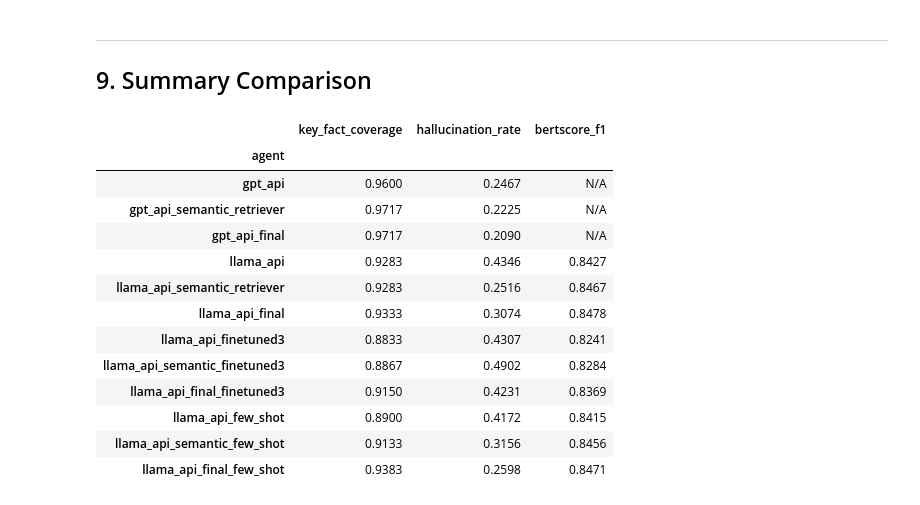
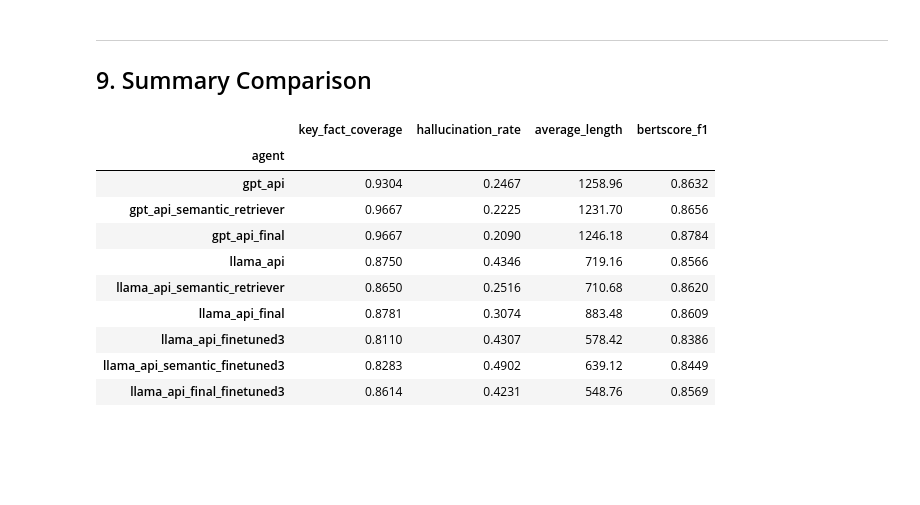
Before and after one commit to dcr225619/DS5500-RAG, a Jupyter notebook: summary_evaluation_benchmark.ipynb, the cells around one changed output. Cells and saved outputs as stored; diff of their text form; code cells hidden in the pictures; blank space fills up the shorter version.

```diff
--- a/summary_evaluation_benchmark.ipynb
+++ b/summary_evaluation_benchmark.ipynb
@@ -47,7 +56,7 @@ def run_all_tests(
     api_file_path,
     out_path,
     test_file_path=TEST_FILE,
-    gpt_ref_path=GPT_REFERENCE,
+    human_ref_path=REFERENCE_FILE,
     compute_bertscore=True,
 ):
     """
@@ -57,7 +66,7 @@ def run_all_tests(
         api_file_path:     Path to the agent result JSON (list of result dicts).
         out_path:          Path to save the evaluation result JSON.
         test_file_path:    Path to QA_test.json.
-        gpt_ref_path:      Path to GPT reference answers (used for BERTScore).
+        human_ref_path:      Path to human-written reference answers (used for BERTScore).
         compute_bertscore: Whether to compute BERTScore (LLaMA only, default True).
 
     Returns:
@@ -69,27 +78,29 @@ def run_all_tests(
     with open(api_file_path, encoding="utf-8") as f:
         api_results_all = json.load(f)
 
-    # load GPT reference only when needed
-    gpt_answers = []
+    # load human reference only when needed
+    human_answers = []
     if compute_bertscore:
-        with open(gpt_ref_path, encoding="utf-8") as f:
-            gpt_file = json.load(f)
-        gpt_answers = [r.get("final_answer", "") for r in gpt_file]
+        with open(human_ref_path, encoding="utf-8") as f:
+            human_file = json.load(f)
+        human_answers = [r.get("answer", "") for r in human_file]
 
     # print(f"\n{'#'*60}")
     # print(f"Running {len(test_cases)} test cases...")
     # print(f"{'#'*60}")
 
     per_question_results = []
-    cand_answers = []   # for BERTScore, aligned with gpt_answers
+    cand_answers = []   # for BERTScore, aligned with human_answers
     ref_answers  = []
+    lengths = []
 
     for i, test_case in enumerate(test_cases):
         # print(f"\n[Test {i+1}/{len(test_cases)}] {test_case.get('question_id', '')}")
 
         result_entry = api_results_all[i] if i < len(api_results_all) else {}
 
-        answer     = result_entry.get("final_answer", "")
+        answer = result_entry.get("final_answer", "")
+        lengths.append(len(answer))
         api_results = result_entry.get("api_results", [])
         key_facts  = test_case.get("key_facts", None)
 
@@ -112,12 +123,13 @@ def run_all_tests(
         # collect for BERTScore — skip failed/empty answers
         if compute_bertscore and answer:
             cand_answers.append(answer)
-            ref_answers.append(gpt_answers[i] if i < len(gpt_answers) else "")
+            ref_answers.append(human_answers[i] if i < len(human_answers) else "")
 
     kf_scores = [r["key_fact_coverage"]  for r in per_question_results]
     nf_scores = [r["hallucination_rate"] for r in per_question_results]
     avg_kf = sum(kf_scores) / len(kf_scores) if kf_scores else 0.0
     avg_nf = sum(nf_scores) / len(nf_scores) if nf_scores else 0.0
+    avg_len = np.mean(lengths)
 
     print(f"\nKey Fact Coverage Rate : {avg_kf:.4f}")
     print(f"Hallucination Rate     : {avg_nf:.4f}")
@@ -125,6 +137,7 @@ def run_all_tests(
     summary = {
         "avg_key_fact_coverage":  round(avg_kf, 4),
         "avg_hallucination_rate": round(avg_nf, 4),
+        "avg_length": round(avg_len, 4)
     }
 
     if compute_bertscore and cand_answers:
@@ -179,6 +192,6 @@ def run_all_tests(
 res_gpt_base = run_all_tests(
     api_file_path=f"{GPT_DIR}/QA_test_gpt_api.json",
     out_path=f"{GPT_DIR}/summary_eval/gpt_api.json",
-    compute_bertscore=False
+    compute_bertscore=True
 )
 # %% [output]
@@ -193,6 +222,6 @@ Results saved to files/gpt-4o-mini/summary_eval/gpt_api.json
 res_gpt_sem = run_all_tests(
     api_file_path=f"{GPT_DIR}/QA_test_gpt_api_semantic_retriever.json",
     out_path=f"{GPT_DIR}/summary_eval/gpt_api_semantic_retriever.json",
-    compute_bertscore=False
+    compute_bertscore=True
 )
 # %% [output]
@@ -207,6 +252,6 @@ Results saved to files/gpt-4o-mini/summary_eval/gpt_api_semantic_retriever.json
 res_gpt_final = run_all_tests(
     api_file_path=f"{GPT_DIR}/QA_test_gpt_api_final.json",
     out_path=f"{GPT_DIR}/summary_eval/gpt_api_final.json",
-    compute_bertscore=False
+    compute_bertscore=True
 )
 # %% [output]
@@ -500,45 +560,40 @@ Results saved to files/llama3.2/summary_eval/llama_api_final_few_shot.json
 # %%
 rows = [
     ("gpt_api",                        res_gpt_base),
     ("gpt_api_semantic_retriever",      res_gpt_sem),
     ("gpt_api_final",                   res_gpt_final),
     ("llama_api",                       res_llama_base),
     ("llama_api_semantic_retriever",    res_llama_sem),
     ("llama_api_final",                 res_llama_final),
     ("llama_api_finetuned3",             res_llama_ft_base3),
     ("llama_api_semantic_finetuned3",    res_llama_ft_sem3),
     ("llama_api_final_finetuned3",       res_llama_ft_final3),
     # ("llama_api_finetuned4",             res_llama_ft_base4),
     # ("llama_api_semantic_finetuned4",    res_llama_ft_sem4),
     # ("llama_api_final_finetuned4",       res_llama_ft_final4),
-    ("llama_api_few_shot",             res_llama_fs_base),
-    ("llama_api_semantic_few_shot",    res_llama_fs_sem),
-    ("llama_api_final_few_shot",       res_llama_fs_final),
 ]
 
 records = []
 for name, res in rows:
     records.append({
         "agent":                name,
         "key_fact_coverage":   res.get("avg_key_fact_coverage",  "-"),
         "hallucination_rate":  res.get("avg_hallucination_rate", "-"),
+        "average_length":      res.get("avg_length", "-"),
         "bertscore_f1":        res.get("avg_bertscore",          "N/A"),
     })
 
 df = pd.DataFrame(records).set_index("agent")
 df
 # %% [output]
-|  | key_fact_coverage | hallucination_rate | bertscore_f1 |
-| agent |  |  |  |
-| gpt_api | 0.9600 | 0.2467 | N/A |
-| gpt_api_semantic_retriever | 0.9717 | 0.2225 | N/A |
-| gpt_api_final | 0.9717 | 0.2090 | N/A |
-| llama_api | 0.9283 | 0.4346 | 0.8427 |
-| llama_api_semantic_retriever | 0.9283 | 0.2516 | 0.8467 |
-| llama_api_final | 0.9333 | 0.3074 | 0.8478 |
-| llama_api_finetuned3 | 0.8833 | 0.4307 | 0.8241 |
-| llama_api_semantic_finetuned3 | 0.8867 | 0.4902 | 0.8284 |
-| llama_api_final_finetuned3 | 0.9150 | 0.4231 | 0.8369 |
-| llama_api_few_shot | 0.8900 | 0.4172 | 0.8415 |
-| llama_api_semantic_few_shot | 0.9133 | 0.3156 | 0.8456 |
-| llama_api_final_few_shot | 0.9383 | 0.2598 | 0.8471 |
+|  | key_fact_coverage | hallucination_rate | average_length | bertscore_f1 |
+| agent |  |  |  |  |
+| gpt_api | 0.9304 | 0.2467 | 1258.96 | 0.8632 |
+| gpt_api_semantic_retriever | 0.9667 | 0.2225 | 1231.70 | 0.8656 |
+| gpt_api_final | 0.9667 | 0.2090 | 1246.18 | 0.8784 |
+| llama_api | 0.8750 | 0.4346 | 719.16 | 0.8566 |
+| llama_api_semantic_retriever | 0.8650 | 0.2516 | 710.68 | 0.8620 |
+| llama_api_final | 0.8781 | 0.3074 | 883.48 | 0.8609 |
+| llama_api_finetuned3 | 0.8110 | 0.4307 | 578.42 | 0.8386 |
+| llama_api_semantic_finetuned3 | 0.8283 | 0.4902 | 639.12 | 0.8449 |
+| llama_api_final_finetuned3 | 0.8614 | 0.4231 | 548.76 | 0.8569 |
```
Also changed, not shown: parts of 11 cells of this notebook, 16 other files.
